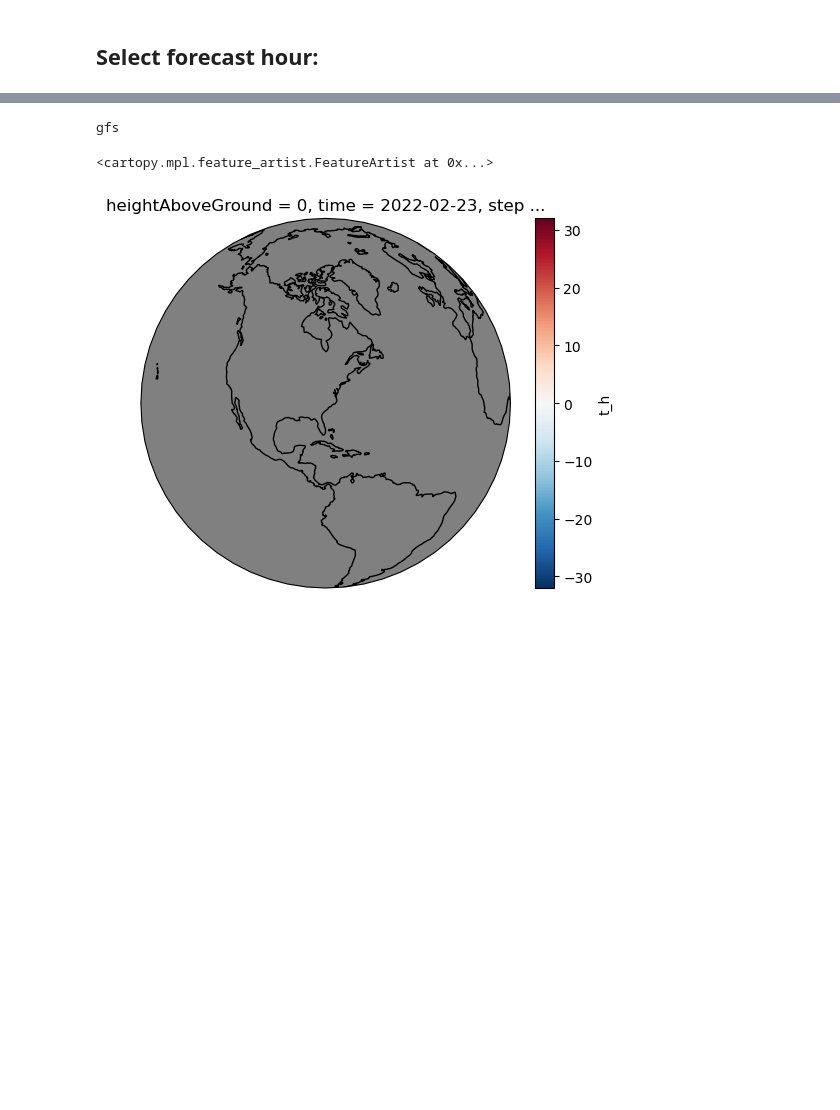
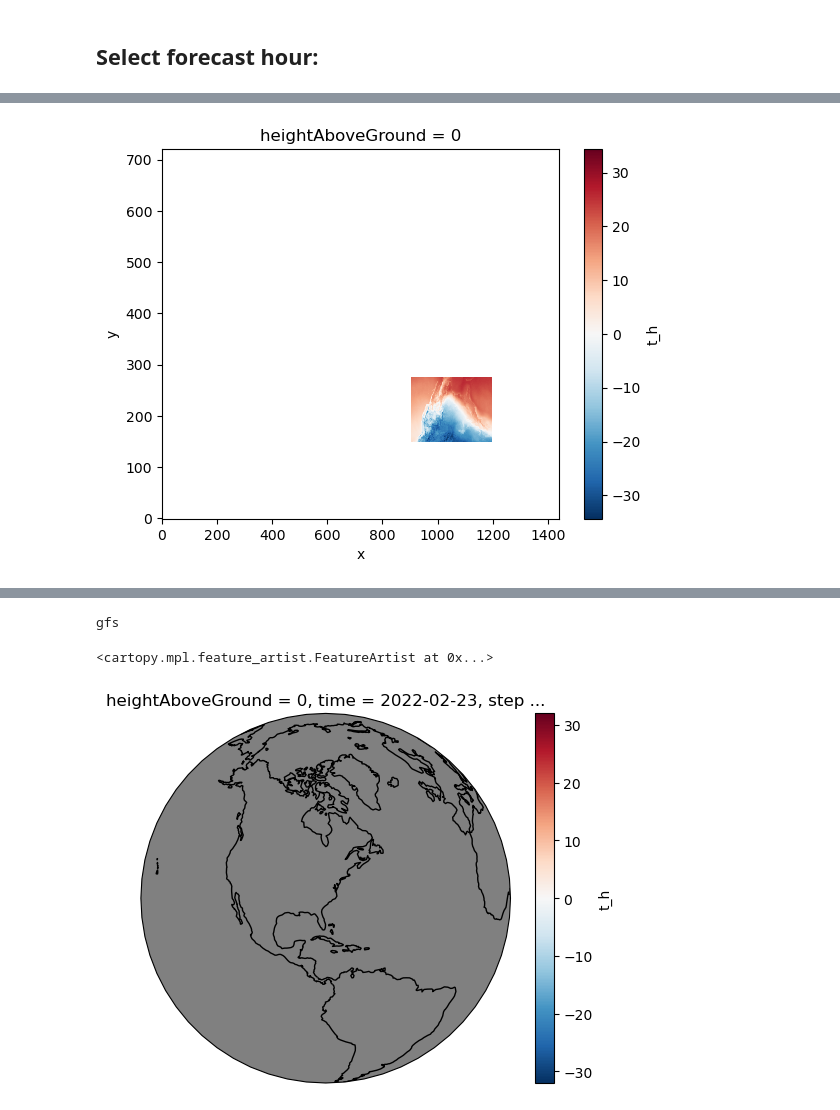
Before and after one commit to ai2es/ptype-physical, a Jupyter notebook: notebooks/composite soundings/dev-filter.ipynb, the cells around one changed output, grey strips where cells are left out. Saved outputs shown, nothing was run; the diff lists cells and outputs as text; code cells hidden in the pictures; blank space fills up the shorter version.

```diff
--- a/notebooks/composite soundings/dev-filter.ipynb
+++ b/notebooks/composite soundings/dev-filter.ipynb
@@ -57,0 +132,4 @@ mask1 = mask & (gfs.cicep ==1)
+# %%
+p = datasets_filter[0].t_h.isel(heightAboveGround=0).mean(dim='time').plot.pcolormesh()
+# %% [output]
+[figure, added]
```
Also changed, not shown: parts of 14 cells of this notebook, 4 other files.
